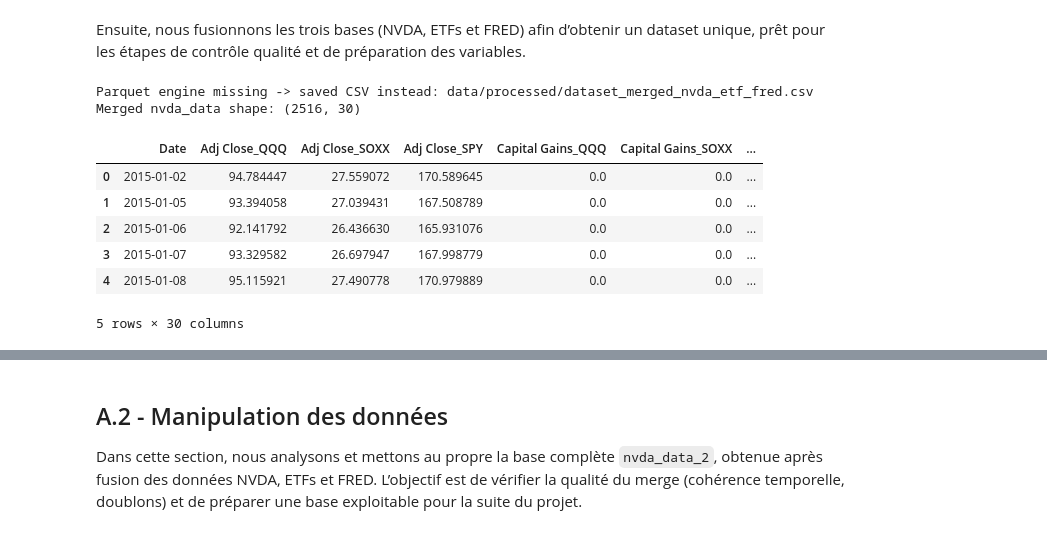
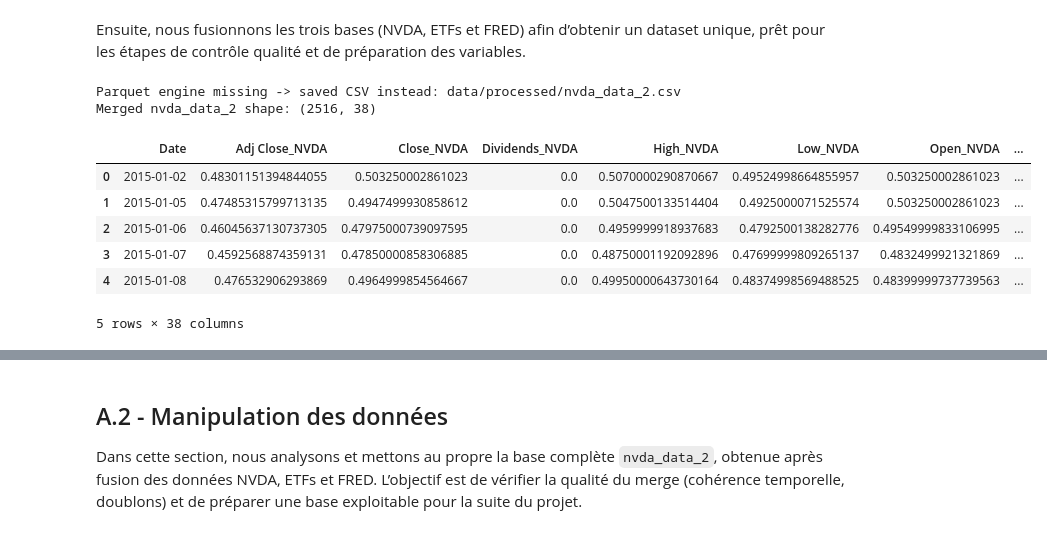
Before and after one commit to JoelKt29/Python-pour-la-data, a Jupyter notebook: Final copy.ipynb, the cells around one changed output, grey strips where cells are left out. Cells and saved outputs as stored; diff of their text form; code cells hidden in the pictures.

```diff
--- a/Final copy.ipynb
+++ b/Final copy.ipynb
@@ -51,11 +51,11 @@ On télécharge ensuite les trois bases de données (NVDA, ETFs et séries FRED)
 
 #Si le fichier raw existe déjà, on le recharge (évite de retélécharger à chaque exécution)
 if nvda_raw_path.exists():
-    nvda_data_2 = pd.read_csv(nvda_raw_path, parse_dates=["Date"])
+    nvda_data = pd.read_csv(nvda_raw_path, parse_dates=["Date"])
 
 #Sinon, on télécharge NVDA via Yahoo
 else:
-    nvda_data_2 = yf.download(
+    nvda_data = yf.download(
         ticker,
         start=start_date,
         end=end_date,
@@ -65,10 +65,10 @@ else:
         progress=False
     ).reset_index()
 
-    nvda_data_2 = nvda_data_2.rename(columns={c: f"{c}_{ticker}" for c in nvda_data_2.columns if c != "Date"})
+    nvda_data_2 = nvda_data.rename(columns={c: f"{c}_{ticker}" for c in nvda_data.columns if c != "Date"})
 
     #Save en cache pour la reproductibilité
-    nvda_data_2.to_csv(nvda_raw_path, index=False)
+    nvda_data.to_csv(nvda_raw_path, index=False)
 
 #Affihcage de contrôle de la cellue
 nvda_data_2.head()
@@ -124,21 +125,36 @@ Ensuite, nous fusionnons les trois bases (NVDA, ETFs et FRED) afin d’obtenir u
 ## Création de la base finale
 
 #Mise à plat des noms de colonnes : yfinance peut produire un MultiIndex (ex. ("Close","NVDA"))
-if isinstance(nvda_data_2.columns, pd.MultiIndex):
-    nvda_data_2.columns = [
+if isinstance(nvda_data.columns, pd.MultiIndex):
+    nvda_data.columns = [
         f"{a}_{b}" if (b is not None and b != "") else str(a)
-        for a, b in nvda_data_2.columns
+        for a, b in nvda_data.columns
     ]
 else:
-    nvda_data_2.columns = [
+    nvda_data.columns = [
         "_".join(map(str, c)).strip() if isinstance(c, tuple) else str(c)
-        for c in nvda_data_2.columns
+        for c in nvda_data.columns
     ]
 
-#On repart d’une base NVDA “clean” (colonnes *_NVDA uniquement) pour éviter les doublons en cas de relance
-nvda_cols = ["Date"] + [c for c in nvda_data_2.columns if c.endswith("_NVDA")]
-nvda_base = nvda_data_2[nvda_cols].copy()
+#S’assurer que NVDA a bien des colonnes suffixées _NVDA (sinon on les renomme)
+if not any(str(c).endswith("_NVDA") for c in nvda_data.columns if c != "Date"):
+    nvda_data = nvda_data.rename(columns={c: f"{c}_NVDA" for c in nvda_data.columns if c != "Date"})
 
+#On repart d’une base NVDA “clean” (NVDA uniquement) pour éviter les doublons en cas de relance
+nvda_cols = ["Date"] + [c for c in nvda_data.columns if str(c).endswith("_NVDA")]
+nvda_base = nvda_data[nvda_cols].copy()
+
+#Flatten ETFs si besoin (MultiIndex) ---
+if isinstance(etf_data.columns, pd.MultiIndex):
+    etf_data.columns = [
+        f"{a}_{b}" if (b is not None and b != "") else str(a)
+        for a, b in etf_data.columns
+    ]
+else:
+    etf_data.columns = [
+        "_".join(map(str, c)).strip() if isinstance(c, tuple) else str(c)
+        for c in etf_data.columns
+    ]
 
 #On a remarqué que le nom de variable de la date est différent entre FRED et NVDA
 #On renomme simplement cette variable pour merge : "DATE" -> "Date"
@@ -150,48 +166,47 @@ for df in [nvda_base, etf_data, fred_data]:
     df["Date"] = pd.to_datetime(df["Date"])
     df.sort_values("Date", inplace=True)
 
-#Indexation selon les dates de cotations de NVDA
+#Indexation selon les dates de cotation NVDA
 nvda_idx = nvda_base.set_index("Date")
 etf_idx  = etf_data.set_index("Date")
 fred_idx = fred_data.set_index("Date")
 
-
-#Alignement sur les dates NVDA (ETFs) + forward-fill pour les séries macro (FRED) en cas de jours manquants
+#Alignement sur les dates NVDA + forward-fill sur FRED
 etf_aligned  = etf_idx.reindex(nvda_idx.index)
 fred_aligned = fred_idx.reindex(nvda_idx.index).ffill()
 
-#Marge par left join
+#Merge
 nvda_data_2 = (
     nvda_idx
     .join(etf_aligned, how="left")
     .join(fred_aligned, how="left")
     .reset_index()
 )
 
 #Sauvegarde
 PROCESSED_DIR = Path("data/processed")
 PROCESSED_DIR.mkdir(parents=True, exist_ok=True)
 
-processed_parquet = PROCESSED_DIR / "dataset_merged_nvda_etf_fred.parquet"
-processed_csv     = PROCESSED_DIR / "dataset_merged_nvda_etf_fred.csv"
+processed_parquet = PROCESSED_DIR / "nvda_data_2.parquet"
+processed_csv     = PROCESSED_DIR / "nvda_data_2.csv"
 
 try:
     nvda_data_2.to_parquet(processed_parquet, index=False)
     print("Saved parquet:", processed_parquet)
 except ImportError:
     nvda_data_2.to_csv(processed_csv, index=False)
     print("Parquet engine missing -> saved CSV instead:", processed_csv)
 
 #Affichage de contrôle
-print("Merged nvda_data shape:", nvda_data_2.shape)
+print("Merged nvda_data_2 shape:", nvda_data_2.shape)
 nvda_data_2.head()
 # %% [output]
-Parquet engine missing -> saved CSV instead: data/processed/dataset_merged_nvda_etf_fred.csv
-Merged nvda_data shape: (2516, 30)
+Parquet engine missing -> saved CSV instead: data/processed/nvda_data_2.csv
+Merged nvda_data_2 shape: (2516, 38)
-|  | Date | Adj Close_QQQ | Adj Close_SOXX | Adj Close_SPY | Capital Gains_QQQ | Capital Gains_SOXX | ... |
-| 0 | 2015-01-02 | 94.784447 | 27.559072 | 170.589645 | 0.0 | 0.0 | ... |
-| 1 | 2015-01-05 | 93.394058 | 27.039431 | 167.508789 | 0.0 | 0.0 | ... |
-| 2 | 2015-01-06 | 92.141792 | 26.436630 | 165.931076 | 0.0 | 0.0 | ... |
-| 3 | 2015-01-07 | 93.329582 | 26.697947 | 167.998779 | 0.0 | 0.0 | ... |
-| 4 | 2015-01-08 | 95.115921 | 27.490778 | 170.979889 | 0.0 | 0.0 | ... |
+|  | Date | Adj Close_NVDA | Close_NVDA | Dividends_NVDA | High_NVDA | Low_NVDA | Open_NVDA | ... |
+| 0 | 2015-01-02 | 0.48301151394844055 | 0.503250002861023 | 0.0 | 0.5070000290870667 | 0.49524998664855957 | 0.503250002861023 | ... |
+| 1 | 2015-01-05 | 0.47485315799713135 | 0.4947499930858612 | 0.0 | 0.5047500133514404 | 0.4925000071525574 | 0.503250002861023 | ... |
+| 2 | 2015-01-06 | 0.46045637130737305 | 0.47975000739097595 | 0.0 | 0.4959999918937683 | 0.4792500138282776 | 0.49549999833106995 | ... |
+| 3 | 2015-01-07 | 0.4592568874359131 | 0.47850000858306885 | 0.0 | 0.48750001192092896 | 0.47699999809265137 | 0.4832499921321869 | ... |
+| 4 | 2015-01-08 | 0.476532906293869 | 0.4964999854564667 | 0.0 | 0.49950000643730164 | 0.48374998569488525 | 0.48399999737739563 | ... |
-5 rows × 30 columns
+5 rows × 38 columns
```
Also changed, not shown: parts of 5 cells of this notebook, 3 other files.
